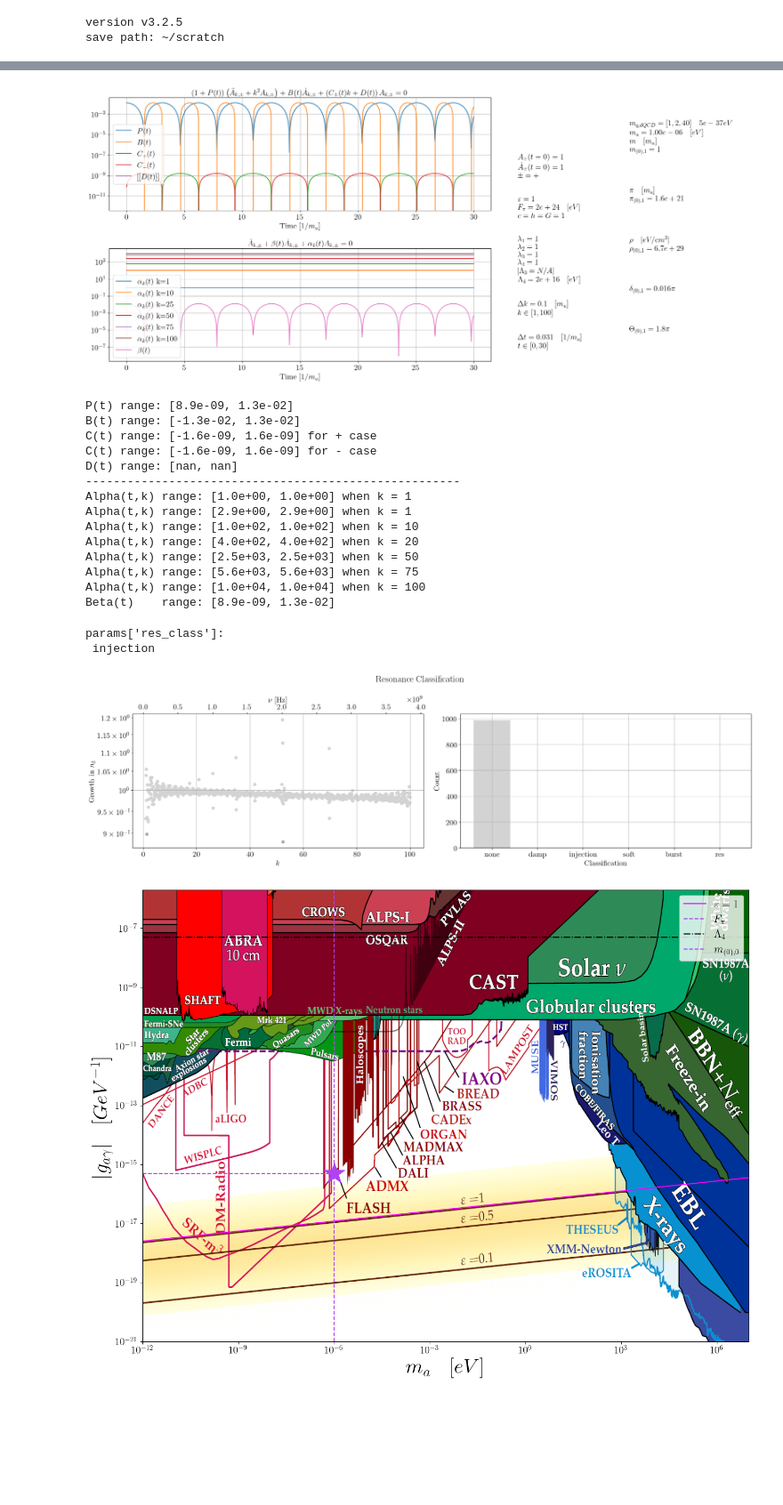
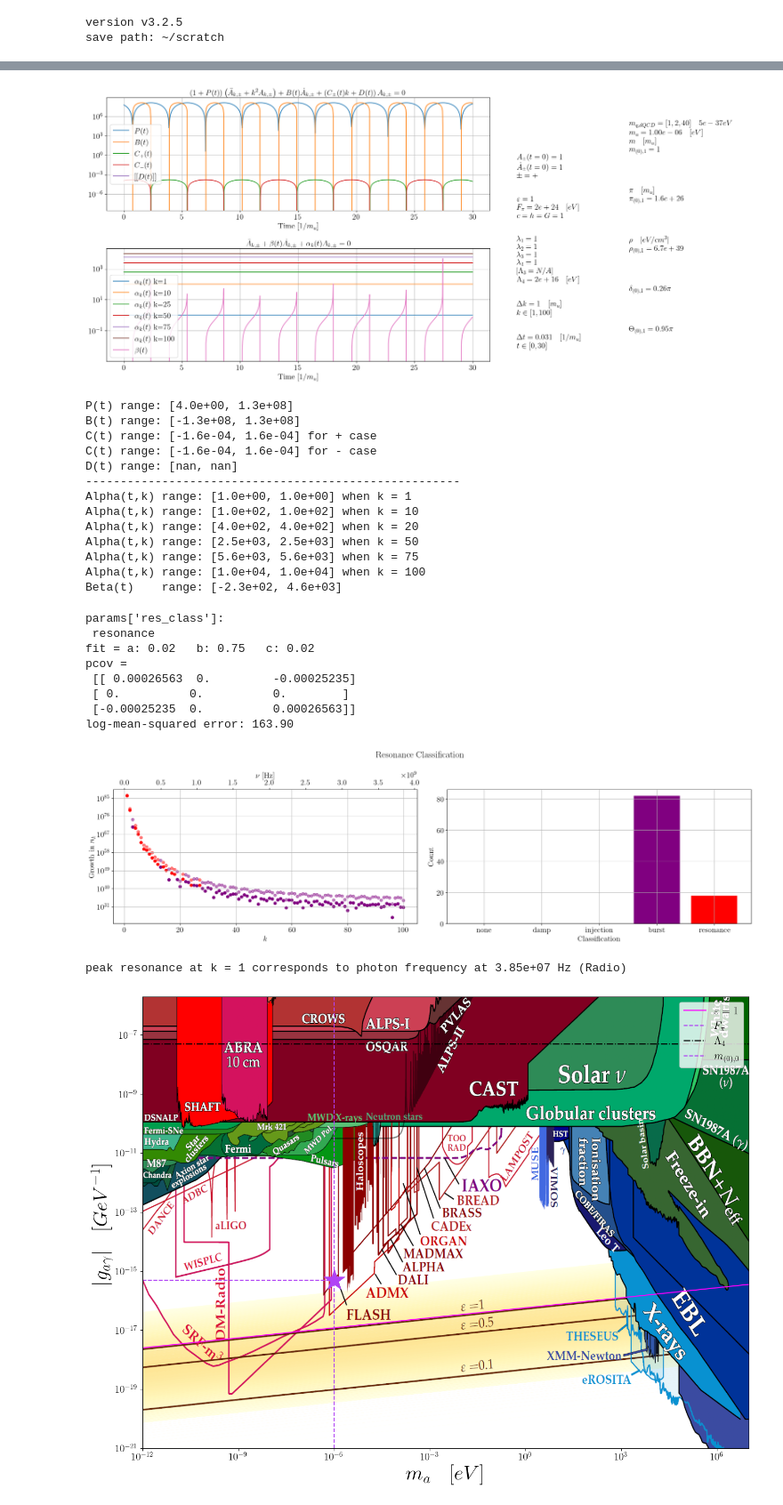
Before and after one commit to LoaneShark/pyAxiverse, a Jupyter notebook: run_single_case.ipynb, the cells around one changed output, grey strips where cells are left out. Shown at 89% size. Drawn from its saved outputs; the diff is of its cells as text; code cells hidden in the pictures; blank space fills up the shorter version.

```diff
--- a/run_single_case.ipynb
+++ b/run_single_case.ipynb
@@ -92,8 +92,8 @@ G_u = G if unitful_G else 1.
 e    = 0.3      # dimensionless electron charge
 F    = 2e15     # pi-axion decay constant (GeV) >= 10^11
 #F    = 1e13     # pi-axion decay constant (GeV) >= 10^11
-p_t  = 1e22     # total local DM density (GeV/cm^3)
-#p_t = 1e20
+#p_t  = 1e22     # total local DM density (GeV/cm^3)
+p_t = 1e32
 #p_unit = 1.906e-12
 dimensionful_p = not(use_natural_units)
 p_unit = (c_raw*h_raw)**3 if not(dimensionful_p) else 1.   # convert densities from units of [1/cm^3] to [eV^3]
@@ -157,7 +157,7 @@ use_k_eq_0 = False     # Toggle whether or not k = 0 is included in the numerics
 k_min = 0 if use_k_eq_0 else 1
 k_max = 100
 k_span = [k_min, k_max]  # TODO: replace with the appropriate values
-k_res = 0.1                            # k-mode granularity
+k_res = 1                            # k-mode granularity
 k_N = int((1./k_res)*max((k_max - k_min), 0) + 1)    # Number of k-modes
 #k_N = 200
 # %%
@@ -488,56 +559,62 @@ if debug_level == 2:
 elif debug_level > 2:
     print_coefficient_ranges(params, P, B, C, D, print_all=True)
 # %% [output]
-[figure, old version]
+[figure, new version]
-P(t) range: [8.9e-09, 1.3e-02]
-B(t) range: [-1.3e-02, 1.3e-02]
-C(t) range: [-1.6e-09, 1.6e-09] for + case
-C(t) range: [-1.6e-09, 1.6e-09] for - case
+P(t) range: [4.0e+00, 1.3e+08]
+B(t) range: [-1.3e+08, 1.3e+08]
+C(t) range: [-1.6e-04, 1.6e-04] for + case
+C(t) range: [-1.6e-04, 1.6e-04] for - case
 D(t) range: [nan, nan]
 ------------------------------------------------------
 Alpha(t,k) range: [1.0e+00, 1.0e+00] when k = 1
-Alpha(t,k) range: [2.9e+00, 2.9e+00] when k = 1
 Alpha(t,k) range: [1.0e+02, 1.0e+02] when k = 10
 Alpha(t,k) range: [4.0e+02, 4.0e+02] when k = 20
 Alpha(t,k) range: [2.5e+03, 2.5e+03] when k = 50
 Alpha(t,k) range: [5.6e+03, 5.6e+03] when k = 75
 Alpha(t,k) range: [1.0e+04, 1.0e+04] when k = 100
-Beta(t)    range: [8.9e-09, 1.3e-02]
+Beta(t)    range: [-2.3e+02, 4.6e+03]
 # %%
 if debug_level > 7:
     print('params:\n', params, '\n')
 if debug_level > 2:
     print('params[\'res_class\']:\n', params['res_class'])
     if debug_level > 6:
         print('params[\'k_class_arr\']:\n', params['k_class_arr'])
         print('k_ratio:\n', k_ratio(np.mean, t_sens, A_sens))
 
 # E^2 = p^2c^2 + m^2c^4
 # Assuming k, m are given in units of eV/c and eV/c^2 respectively
 #k_to_Hz = lambda ki, mi=0, m_0=m0, e=e: 1/h * np.sqrt((ki*k0*e)**2 + ((mi*m_0 * e))**2)
 k_to_Hz_local = lambda ki, k0=k0_raw, h=h_raw, c=c_raw: k_to_Hz(ki, k0, h, c)
 #Hz_to_k = lambda fi, mi=0, m_0=m0, e=e: 1/(e*k0) * np.sqrt((h * fi)**2 - ((mi*m_0 * e))**2)
 Hz_to_k_local = lambda fi, k0=k0_raw, h=h_raw, c=c_raw: Hz_to_k(fi, k0, h, c)
 
 # Plot k-mode power spectrum (TODO: Verify power spectrum calculation)
-plt = make_resonance_spectrum(params, solutions, units, k_to_Hz_local, Hz_to_k_local, numf_in=n_k_local, class_method='binned', tex_fmt=use_tex_format)
+plt = make_resonance_spectrum(params, units, solutions, k_to_Hz_local, Hz_to_k_local, numf_in=n_k_local, tex_fmt=use_tex_format)
 result_plots['resonance'] = plt.gcf()
 plt.show()
 
 class_sens = 0.1
 # Known observable frequency range and bandwidth classification
 res_freq_label, res_freq_class = get_frequency_class(k_peak, k_to_Hz_local, tot_res, verbosity=verbosity)
-res_band_min, res_band_max, res_band_class = get_resonance_band(k_values, params['k_class_arr'], k_to_Hz_local, class_sens, verbosity=verbosity)
+res_band_min, res_band_max, res_band_class = get_resonance_band(k_values, params['k_class_arr'], k_to_Hz_local, class_sens, verbosity=9)
 
 params['res_freq'] = k_to_Hz_local(k_peak)
 params['res_freq_label'] = res_freq_label
 params['res_band'] = [res_band_min, res_band_max]
 params['res_freq_class'] = res_freq_class
 params['res_band_class'] = res_band_class
 # %% [output]
 params['res_class']:
- injection
+ resonance
+fit = a: 0.02   b: 0.75   c: 0.02
+pcov =
+ [[ 0.00026563  0.         -0.00025235]
+ [ 0.          0.          0.        ]
+ [-0.00025235  0.          0.00026563]]
+log-mean-squared error: 163.90
-[figure, old version]
+[figure, new version]
+peak resonance at k = 1 corresponds to photon frequency at 3.85e+07 Hz (Radio)
 # %%
 plt = plot_ALP_survey(params, verbosity=verbosity, tex_fmt=use_tex_format)
 
```
Also changed, not shown: parts of 10 cells of this notebook, 3 other files.
